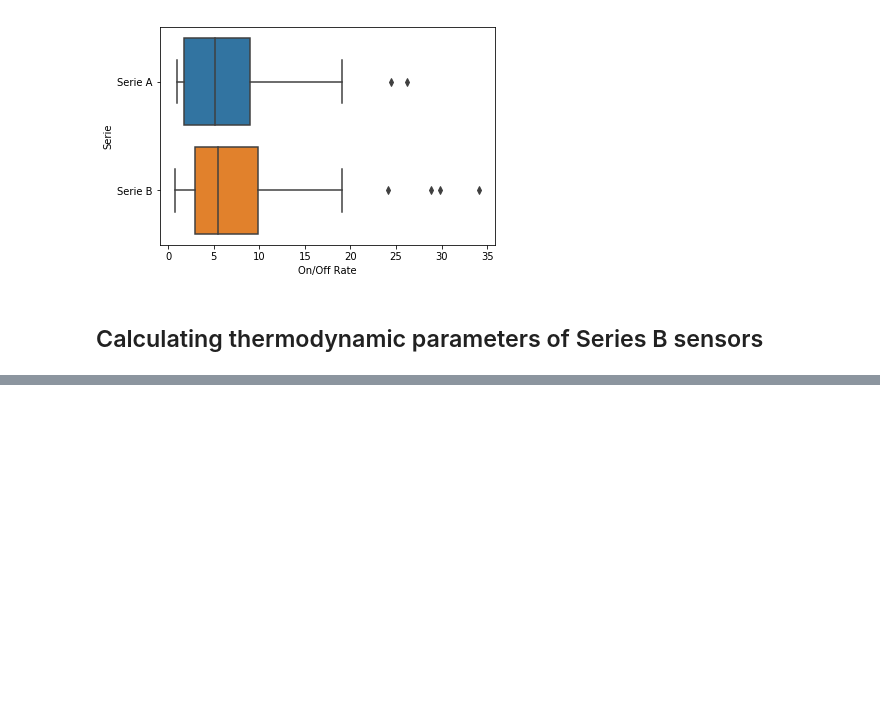
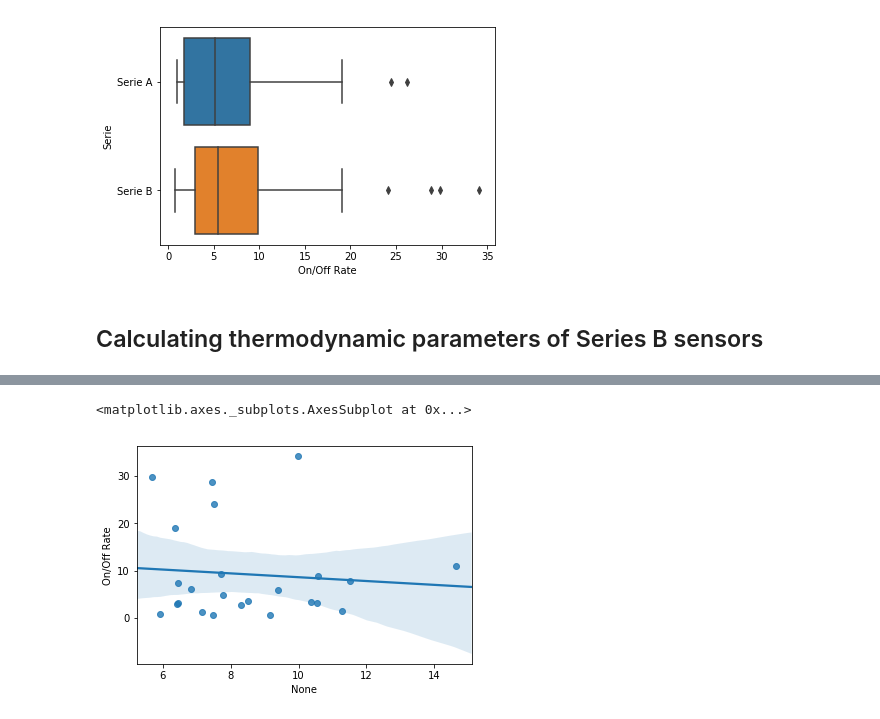
Before and after one commit to elanibal/NupackSensors, a Jupyter notebook: Thermodynamic parameters of Zika Sensors.ipynb, the cells around one changed output, grey strips where cells are left out. Saved outputs shown, nothing was run; the diff lists cells and outputs as text; code cells hidden in the pictures; blank space fills up the shorter version.

```diff
--- a/Thermodynamic parameters of Zika Sensors.ipynb
+++ b/Thermodynamic parameters of Zika Sensors.ipynb
@@ -415,21 +446,0 @@ out
-# %%
-fig, ax = plt.subplots(figsize=(8, 4))
-ax.scatter(x1, y, alpha=0.5, color='orchid')
-x_pred = np.linspace(x.iloc[:,1].min(), x.iloc[:,1].max(), 50)
-x_pred2 = sm.add_constant(x_pred)
-y_pred = regression1.predict(x_pred2[:,1])
-ax.plot(x_pred, y_pred, '-', color='darkorchid', linewidth=2)
-# %%
-dTrigger=[]
-for i in range(len(Serie_B.iloc[:,8])):
-    dTrigger.append(1-Serie_B.iloc[i,8])
-P5=pd.Series(dTrigger)
-Serie_B["Trigger_Deffect"]=P5.values
-
-sensor_des_structure=".........................(((((((((((...(((((............)))))...)))))))))))......................"
-
-Sensor_Defect=[]
-for i in range(len(Serie_B.iloc[:,2])):
-    Sensor_Defect.append(complex_defect(Serie_B.iloc[i,2],sensor_des_structure,"Temp/"))
-P6=pd.Series(Sensor_Defect)
-Serie_B["Sensor_Defect"]=P6.values
@@ -440,0 +469,21 @@ import statsmodels.api as sm
+# %%
+#from sklearn import linear_model
+
+#X = Serie_B[["Sensor_Defect","dBIndingSite","Complex_Defect"]] # here we have 4 variables for multiple regression. If you just want to use one variable for simple linear regression, then use X = df['Interest_Rate'] for example.Alternatively, you may add additional variables within the brackets
+
+X = Serie_B[["Sensor_Defect","dBIndingSite"]]
+#Y = np.log(Serie_B[["On/Off Rate"]])
+Y = (Serie_B[["On/Off Rate"]])
+
+#print('Intercept: \n', regr.intercept_)
+#print('Coefficients: \n', regr.coef_)
+
+
+# with statsmodels
+#X = sm.add_constant(X) # adding a constant
+
+model = sm.OLS(Y, X.astype(float)).fit()
+predictions = model.predict(X)
+
+print_model = model.summary()
+print(print_model)
@@ -440,0 +508,5 @@ import statsmodels.api as sm
+# %%
+sns.regplot(x=predictions,y=Y.iloc[:,0])
+# %% [output]
+<matplotlib.axes._subplots.AxesSubplot at 0x...>
+[figure, added]
```
Also changed, not shown: parts of 30 cells of this notebook, 2 other files.
